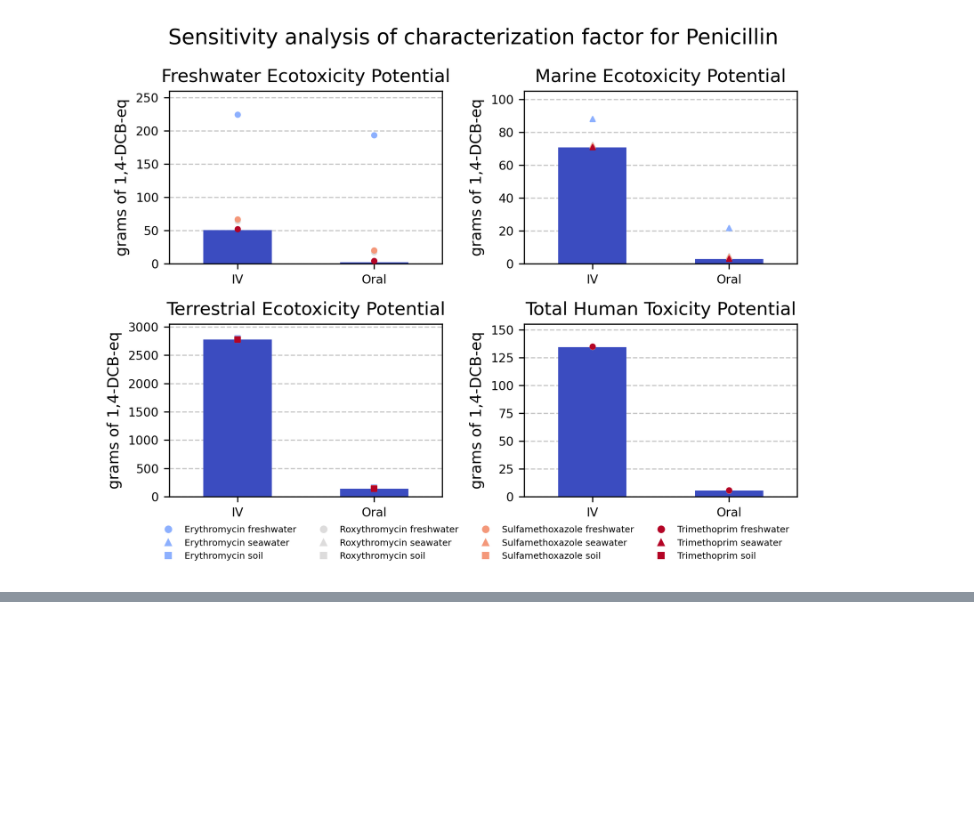
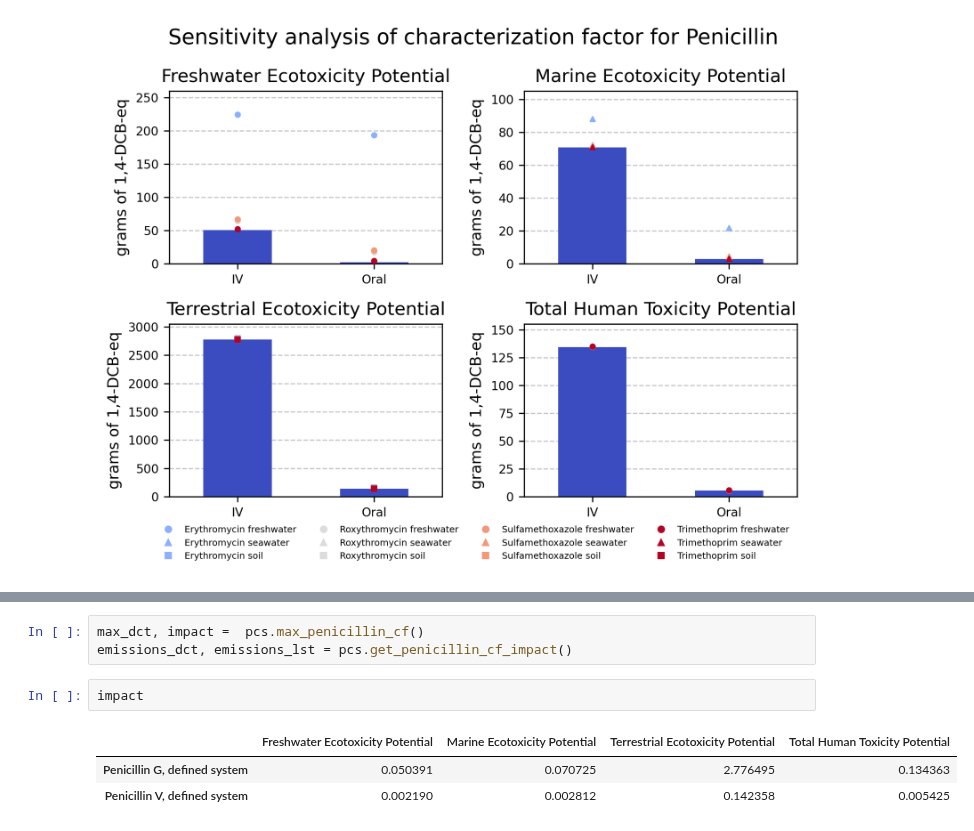
Before and after one commit to RuneWF/penicilin, a Jupyter notebook: Jupyter scripts/playbox.ipynb, the cells around one changed output, grey strips where cells are left out. Drawn from its saved outputs; the diff is of its cells as text; blank space fills up the shorter version.

```diff
--- a/Jupyter scripts/playbox.ipynb
+++ b/Jupyter scripts/playbox.ipynb
@@ -312,0 +314,9 @@ pcs.penicillin_cf_sensitivity_plot()
+# %%
+max_dct, impact =  pcs.max_penicillin_cf()
+emissions_dct, emissions_lst = pcs.get_penicillin_cf_impact()
+# %%
+impact
+# %% [output]
+|  | Freshwater Ecotoxicity Potential | Marine Ecotoxicity Potential | Terrestrial Ecotoxicity Potential | Total Human Toxicity Potential |
+| Penicillin G, defined system | 0.050391 | 0.070725 | 2.776495 | 0.134363 |
+| Penicillin V, defined system | 0.002190 | 0.002812 | 0.142358 | 0.005425 |
```
Also changed, not shown: parts of 4 cells of this notebook, 1 other file.
